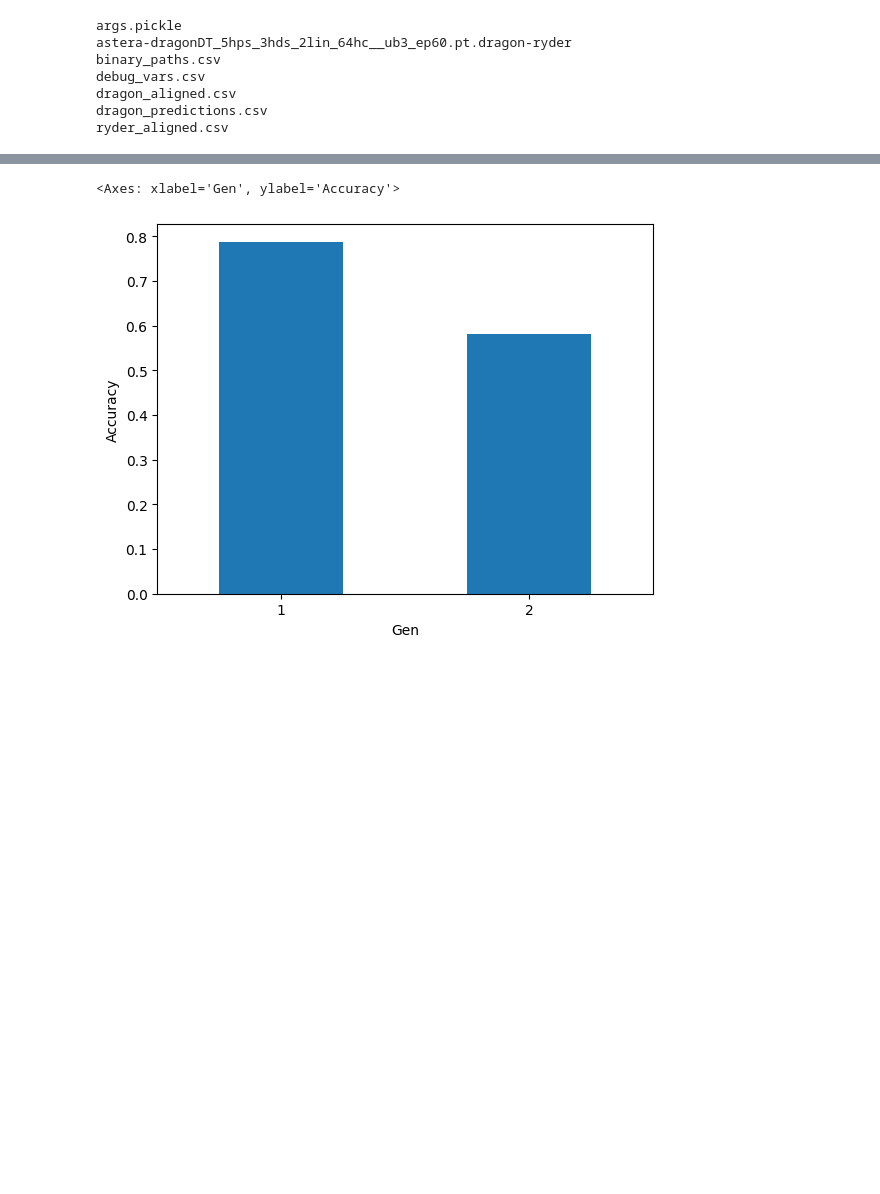
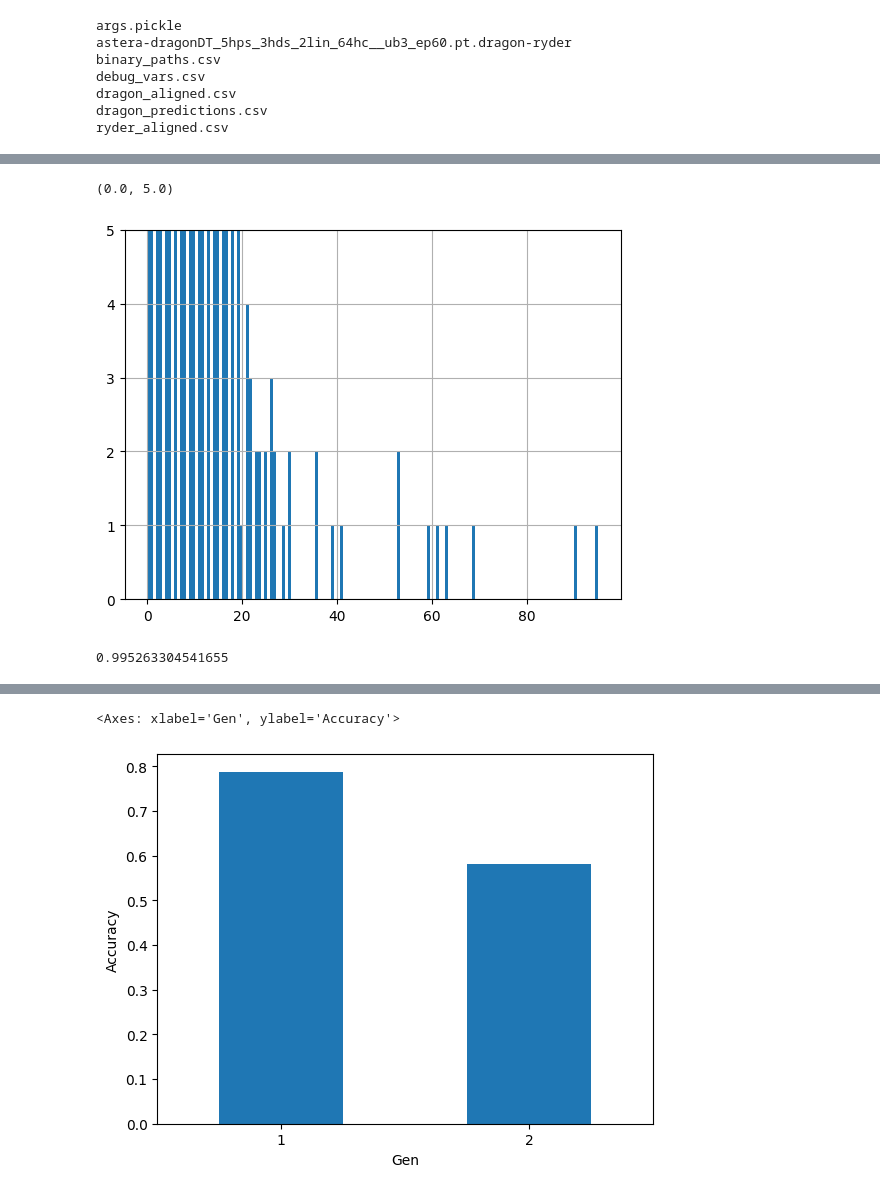
Before and after one commit to lasserre/datatype-recovery-experiments, a Jupyter notebook: notebooks/dragon_results.ipynb, the cells around one changed output, grey strips where cells are left out. Saved outputs shown, nothing was run; the diff lists cells and outputs as text; code cells hidden in the pictures; blank space fills up the shorter version.

Commit message:
Calculating NumOtherVars and Influence for each variable

```diff
--- a/notebooks/dragon_results.ipynb
+++ b/notebooks/dragon_results.ipynb
@@ -33,0 +37,11 @@ df
+# %%
+ax = df.NumOtherVars.hist(bins=150)
+ax.set_ylim((0,5))
+# dir(ax)
+# %% [output]
+(0.0, 5.0)
+[figure, added]
+# %%
+len(df[df.NumOtherVars<20])/len(df)
+# %% [output]
+0.995263304541655
```
Also changed, not shown: parts of 5 cells of this notebook, 4 other files.
